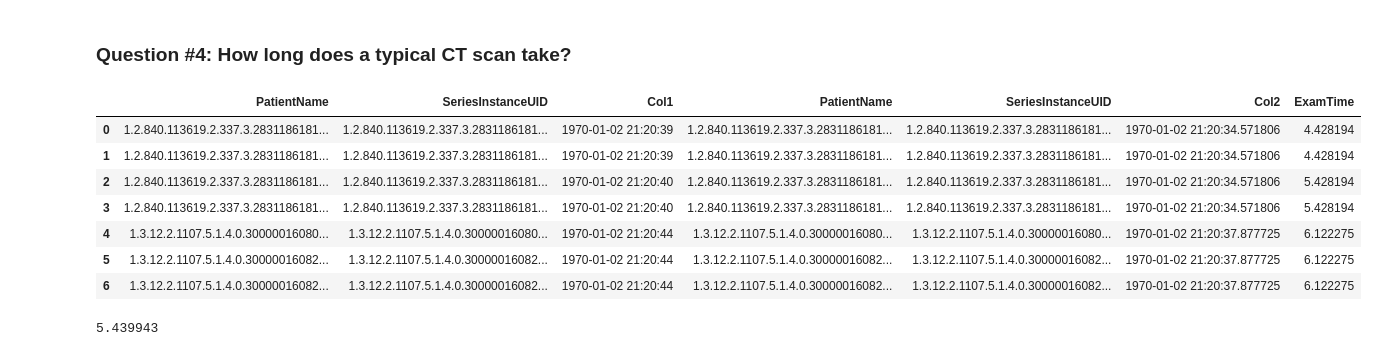
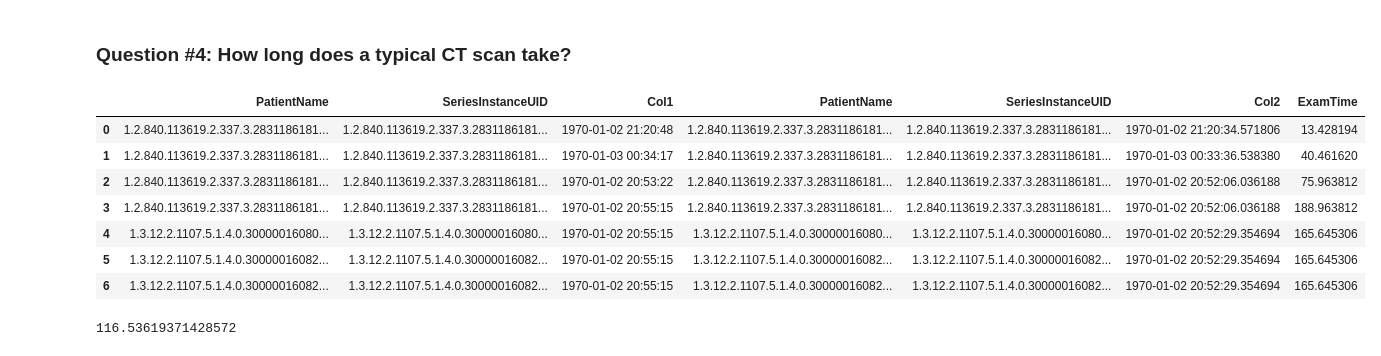
Before and after one commit to ayalawn/DICOM, a Jupyter notebook: DICOM Import.ipynb, the cells around one changed output. Drawn from its saved outputs; the diff is of its cells as text; code cells hidden in the pictures.

```diff
--- a/DICOM Import.ipynb
+++ b/DICOM Import.ipynb
@@ -197,24 +197,24 @@ from datetime import datetime # I need this package to deal with the date and ti
 # %%
 # Calculating the min and max time for each series and then extracting the time differences so get the scan length
 df2 = df1.groupby(['PatientName','SeriesInstanceUID'])['Col1'].max().reset_index()
 df3 = df1.groupby(['PatientName','SeriesInstanceUID'])['Col2'].min().reset_index()
 df4 = pd.concat([df2, df3], axis=1)
 
-df4['Col1'] = pandas.to_datetime(df1['Col1'], unit='s') # convert to date and time
-df4['Col2'] = pandas.to_datetime(df1['Col2'], unit='s')
+df4['Col1'] = pandas.to_datetime(df4['Col1'], unit='s') # convert to date and time
+df4['Col2'] = pandas.to_datetime(df4['Col2'], unit='s')
 df4['ExamTime'] = (df4['Col1']-df4['Col2']).dt.total_seconds() # calculate differences between the time columns to get the number of seconds the exam takes
 
 df4
 # %% [output]
 |  | PatientName | SeriesInstanceUID | Col1 | PatientName | SeriesInstanceUID | Col2 | ExamTime |
-| 0 | 1.2.840.113619.2.337.3.2831186181... | 1.2.840.113619.2.337.3.2831186181... | 1970-01-02 21:20:39 | 1.2.840.113619.2.337.3.2831186181... | 1.2.840.113619.2.337.3.2831186181... | 1970-01-02 21:20:34.571806 | 4.428194 |
-| 1 | 1.2.840.113619.2.337.3.2831186181... | 1.2.840.113619.2.337.3.2831186181... | 1970-01-02 21:20:39 | 1.2.840.113619.2.337.3.2831186181... | 1.2.840.113619.2.337.3.2831186181... | 1970-01-02 21:20:34.571806 | 4.428194 |
-| 2 | 1.2.840.113619.2.337.3.2831186181... | 1.2.840.113619.2.337.3.2831186181... | 1970-01-02 21:20:40 | 1.2.840.113619.2.337.3.2831186181... | 1.2.840.113619.2.337.3.2831186181... | 1970-01-02 21:20:34.571806 | 5.428194 |
-| 3 | 1.2.840.113619.2.337.3.2831186181... | 1.2.840.113619.2.337.3.2831186181... | 1970-01-02 21:20:40 | 1.2.840.113619.2.337.3.2831186181... | 1.2.840.113619.2.337.3.2831186181... | 1970-01-02 21:20:34.571806 | 5.428194 |
-| 4 | 1.3.12.2.1107.5.1.4.0.30000016080... | 1.3.12.2.1107.5.1.4.0.30000016080... | 1970-01-02 21:20:44 | 1.3.12.2.1107.5.1.4.0.30000016080... | 1.3.12.2.1107.5.1.4.0.30000016080... | 1970-01-02 21:20:37.877725 | 6.122275 |
-| 5 | 1.3.12.2.1107.5.1.4.0.30000016082... | 1.3.12.2.1107.5.1.4.0.30000016082... | 1970-01-02 21:20:44 | 1.3.12.2.1107.5.1.4.0.30000016082... | 1.3.12.2.1107.5.1.4.0.30000016082... | 1970-01-02 21:20:37.877725 | 6.122275 |
-| 6 | 1.3.12.2.1107.5.1.4.0.30000016082... | 1.3.12.2.1107.5.1.4.0.30000016082... | 1970-01-02 21:20:44 | 1.3.12.2.1107.5.1.4.0.30000016082... | 1.3.12.2.1107.5.1.4.0.30000016082... | 1970-01-02 21:20:37.877725 | 6.122275 |
+| 0 | 1.2.840.113619.2.337.3.2831186181... | 1.2.840.113619.2.337.3.2831186181... | 1970-01-02 21:20:48 | 1.2.840.113619.2.337.3.2831186181... | 1.2.840.113619.2.337.3.2831186181... | 1970-01-02 21:20:34.571806 | 13.428194 |
+| 1 | 1.2.840.113619.2.337.3.2831186181... | 1.2.840.113619.2.337.3.2831186181... | 1970-01-03 00:34:17 | 1.2.840.113619.2.337.3.2831186181... | 1.2.840.113619.2.337.3.2831186181... | 1970-01-03 00:33:36.538380 | 40.461620 |
+| 2 | 1.2.840.113619.2.337.3.2831186181... | 1.2.840.113619.2.337.3.2831186181... | 1970-01-02 20:53:22 | 1.2.840.113619.2.337.3.2831186181... | 1.2.840.113619.2.337.3.2831186181... | 1970-01-02 20:52:06.036188 | 75.963812 |
+| 3 | 1.2.840.113619.2.337.3.2831186181... | 1.2.840.113619.2.337.3.2831186181... | 1970-01-02 20:55:15 | 1.2.840.113619.2.337.3.2831186181... | 1.2.840.113619.2.337.3.2831186181... | 1970-01-02 20:52:06.036188 | 188.963812 |
+| 4 | 1.3.12.2.1107.5.1.4.0.30000016080... | 1.3.12.2.1107.5.1.4.0.30000016080... | 1970-01-02 20:55:15 | 1.3.12.2.1107.5.1.4.0.30000016080... | 1.3.12.2.1107.5.1.4.0.30000016080... | 1970-01-02 20:52:29.354694 | 165.645306 |
+| 5 | 1.3.12.2.1107.5.1.4.0.30000016082... | 1.3.12.2.1107.5.1.4.0.30000016082... | 1970-01-02 20:55:15 | 1.3.12.2.1107.5.1.4.0.30000016082... | 1.3.12.2.1107.5.1.4.0.30000016082... | 1970-01-02 20:52:29.354694 | 165.645306 |
+| 6 | 1.3.12.2.1107.5.1.4.0.30000016082... | 1.3.12.2.1107.5.1.4.0.30000016082... | 1970-01-02 20:55:15 | 1.3.12.2.1107.5.1.4.0.30000016082... | 1.3.12.2.1107.5.1.4.0.30000016082... | 1970-01-02 20:52:29.354694 | 165.645306 |
 # %%
 df4['ExamTime'].mean() # calculate the mean of the ExamTime column
 # %% [output]
-5.439943
+116.53619371428572
```
